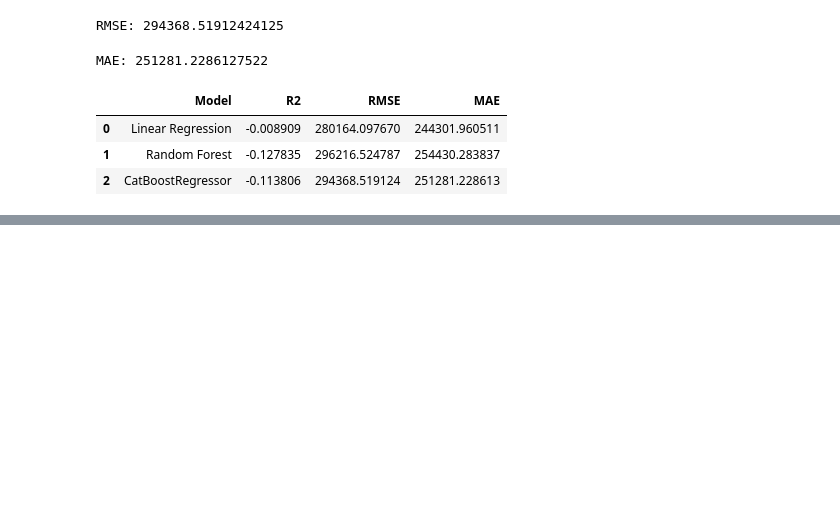
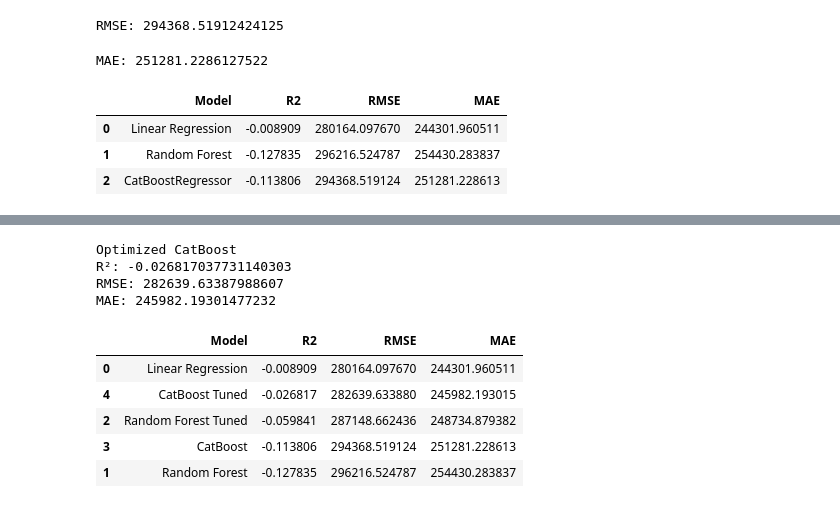
Before and after one commit to atika94/House-Price-Prediction, a Jupyter notebook: House Price Prediction.ipynb, the cells around one changed output, grey strips where cells are left out. Saved outputs shown, nothing was run; the diff lists cells and outputs as text; code cells hidden in the pictures; blank space fills up the shorter version.

Commit message:
Implement regression models and optimize Random Forest and CatBoost

```diff
--- a/House Price Prediction.ipynb
+++ b/House Price Prediction.ipynb
@@ -358,0 +401,3 @@ print(grid.best_params_)
+# %%
+y_pred_best = best_rf.predict(X_test)
+print(y_pred_best)
@@ -358,0 +489,2 @@ print(grid.best_params_)
+# %%
+random_search.fit(X_train, y_train)
@@ -358,0 +506,3 @@ print(grid.best_params_)
+# %%
+best_cat = random_search.best_estimator_
+print(best_cat)
@@ -358,0 +511,72 @@ print(grid.best_params_)
+# %%
+y_pred_cat_best = best_cat.predict(X_test)
+# %%
+print("Optimized CatBoost")
+
+print("R²:",
+      r2_score(y_test, y_pred_cat_best))
+
+print("RMSE:",
+      np.sqrt(
+          mean_squared_error(
+              y_test,
+              y_pred_cat_best
+          )
+      ))
+
+print("MAE:",
+      mean_absolute_error(
+          y_test,
+          y_pred_cat_best
+      ))
+# %% [output]
+Optimized CatBoost
+R²: -0.026817037731140303
+RMSE: 282639.63387988607
+MAE: 245982.19301477232
+# %%
+comparison = pd.DataFrame({
+    "Model":[
+        "Linear Regression",
+        "Random Forest",
+        "Random Forest Tuned",
+        "CatBoost",
+        "CatBoost Tuned"
+    ],
+
+    "R2":[
+        r2_score(y_test,y_pred_lr),
+        r2_score(y_test,y_pred_rf),
+        r2_score(y_test,y_pred_best),
+        r2_score(y_test,y_pred_cat),
+        r2_score(y_test,y_pred_cat_best)
+    ],
+
+    "RMSE":[
+        np.sqrt(mean_squared_error(y_test,y_pred_lr)),
+        np.sqrt(mean_squared_error(y_test,y_pred_rf)),
+        np.sqrt(mean_squared_error(y_test,y_pred_best)),
+        np.sqrt(mean_squared_error(y_test,y_pred_cat)),
+        np.sqrt(mean_squared_error(y_test,y_pred_cat_best))
+    ],
+
+    "MAE":[
+        mean_absolute_error(y_test,y_pred_lr),
+        mean_absolute_error(y_test,y_pred_rf),
+        mean_absolute_error(y_test,y_pred_best),
+        mean_absolute_error(y_test,y_pred_cat),
+        mean_absolute_error(y_test,y_pred_cat_best)
+    ]
+})
+
+comparison.sort_values(
+    by="R2",
+    ascending=False
+)
+# %% [output]
+|  | Model | R2 | RMSE | MAE |
+| 0 | Linear Regression | -0.008909 | 280164.097670 | 244301.960511 |
+| 4 | CatBoost Tuned | -0.026817 | 282639.633880 | 245982.193015 |
+| 2 | Random Forest Tuned | -0.059841 | 287148.662436 | 248734.879382 |
+| 3 | CatBoost | -0.113806 | 294368.519124 | 251281.228613 |
+| 1 | Random Forest | -0.127835 | 296216.524787 | 254430.283837 |
```
Also changed, not shown: parts of 20 cells of this notebook, 4 other files.
